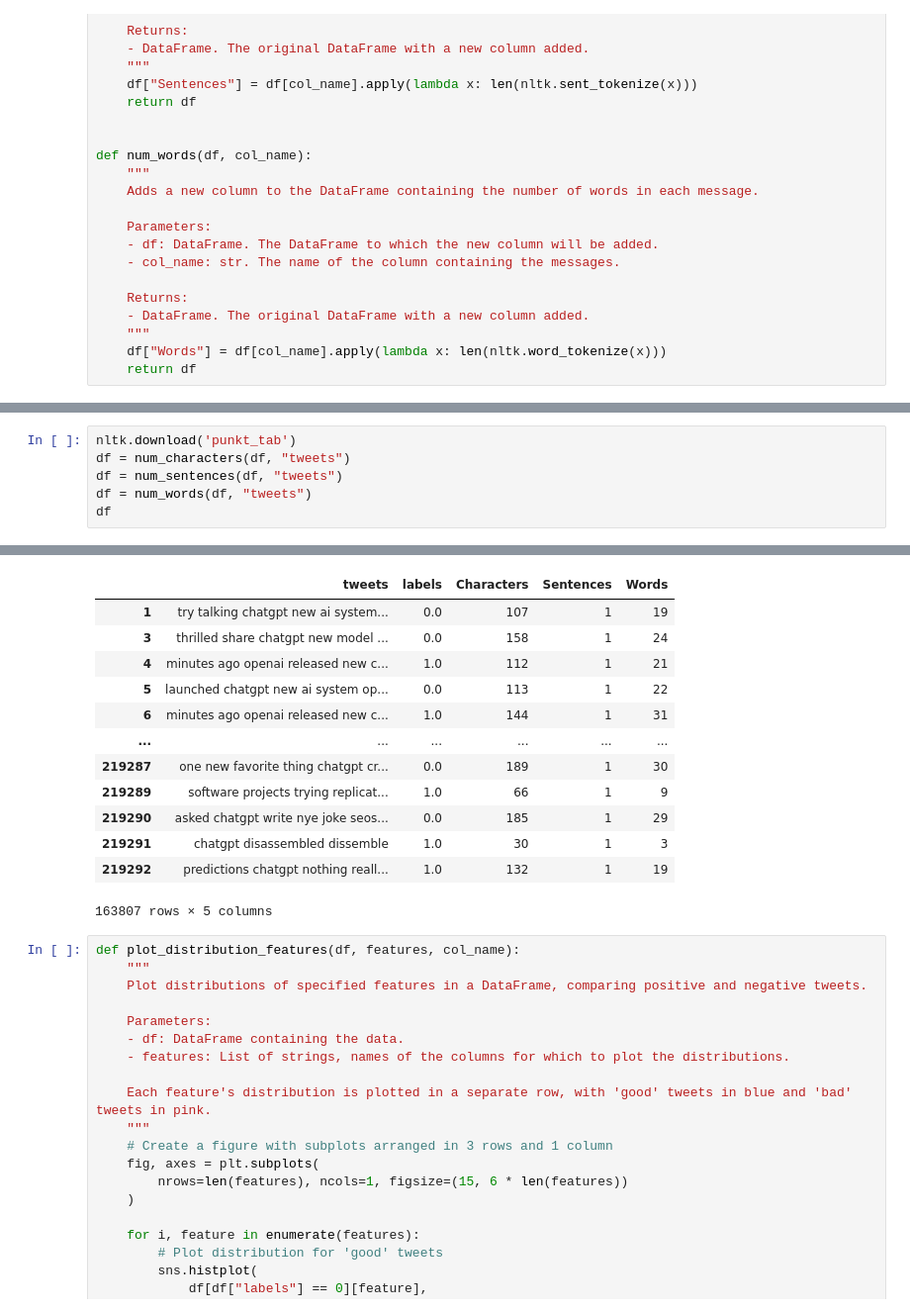
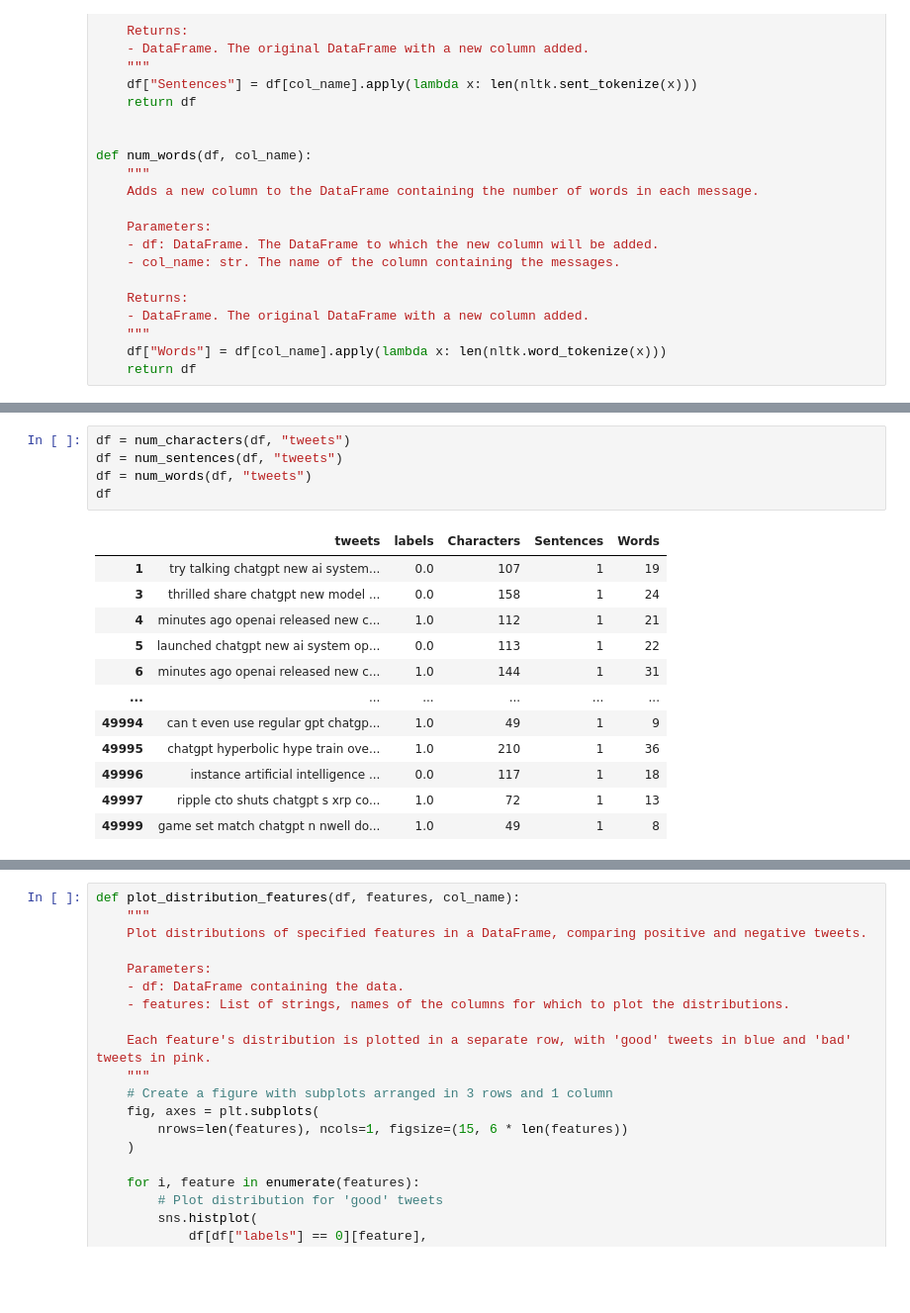
Before and after one commit to dplynn/ML-Lab-7, a Jupyter notebook: Lab7.ipynb, the cells around one changed output, grey strips where cells are left out. Shown: that part at 99% size. Cells and saved outputs as stored; diff of their text form; blank space fills up the shorter version.

```diff
--- a/Lab7.ipynb
+++ b/Lab7.ipynb
@@ -204,7 +211,18 @@ We have kept 74.69743814240243 % of the data
 # %%
-nltk.download('punkt_tab')
 df = num_characters(df, "tweets")
 df = num_sentences(df, "tweets")
 df = num_words(df, "tweets")
 df
 # %% [output]
+|  | tweets | labels | Characters | Sentences | Words |
+| 1 | try talking chatgpt new ai system... | 0.0 | 107 | 1 | 19 |
+| 3 | thrilled share chatgpt new model ... | 0.0 | 158 | 1 | 24 |
+| 4 | minutes ago openai released new c... | 1.0 | 112 | 1 | 21 |
+| 5 | launched chatgpt new ai system op... | 0.0 | 113 | 1 | 22 |
+| 6 | minutes ago openai released new c... | 1.0 | 144 | 1 | 31 |
+| ... | ... | ... | ... | ... | ... |
+| 49994 | can t even use regular gpt chatgp... | 1.0 | 49 | 1 | 9 |
+| 49995 | chatgpt hyperbolic hype train ove... | 1.0 | 210 | 1 | 36 |
+| 49996 | instance artificial intelligence ... | 0.0 | 117 | 1 | 18 |
+| 49997 | ripple cto shuts chatgpt s xrp co... | 1.0 | 72 | 1 | 13 |
+| 49999 | game set match chatgpt n nwell do... | 1.0 | 49 | 1 | 8 |
@@ -214,16 +230,3 @@ df
-|  | tweets | labels | Characters | Sentences | Words |
-| 1 | try talking chatgpt new ai system... | 0.0 | 107 | 1 | 19 |
-| 3 | thrilled share chatgpt new model ... | 0.0 | 158 | 1 | 24 |
-| 4 | minutes ago openai released new c... | 1.0 | 112 | 1 | 21 |
-| 5 | launched chatgpt new ai system op... | 0.0 | 113 | 1 | 22 |
-| 6 | minutes ago openai released new c... | 1.0 | 144 | 1 | 31 |
-| ... | ... | ... | ... | ... | ... |
-| 219287 | one new favorite thing chatgpt cr... | 0.0 | 189 | 1 | 30 |
-| 219289 | software projects trying replicat... | 1.0 | 66 | 1 | 9 |
-| 219290 | asked chatgpt write nye joke seos... | 0.0 | 185 | 1 | 29 |
-| 219291 | chatgpt disassembled dissemble | 1.0 | 30 | 1 | 3 |
-| 219292 | predictions chatgpt nothing reall... | 1.0 | 132 | 1 | 19 |
-163807 rows × 5 columns
 # %%
 def plot_distribution_features(df, features, col_name):
     """
```
Also changed, not shown: parts of 23 cells of this notebook.
